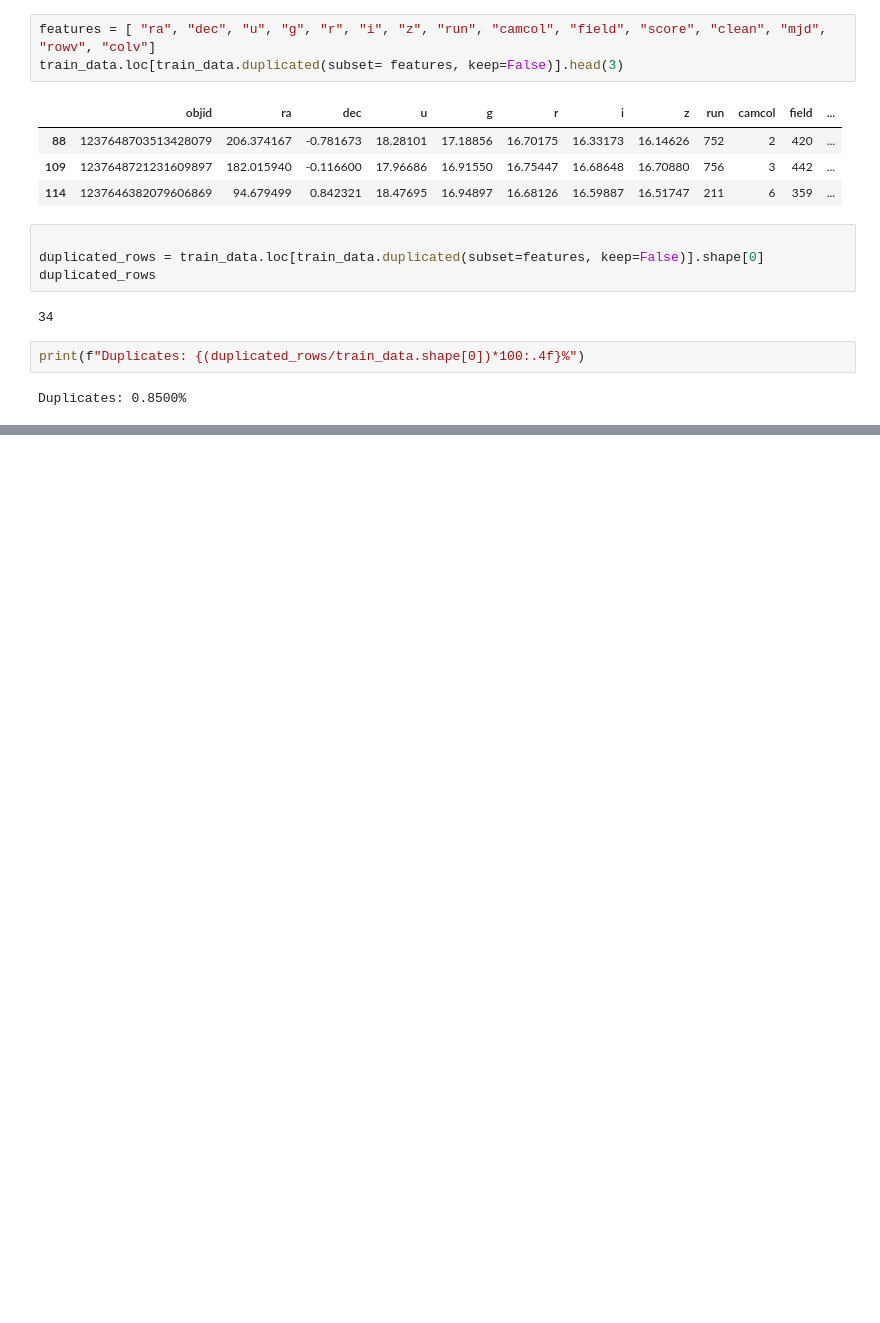
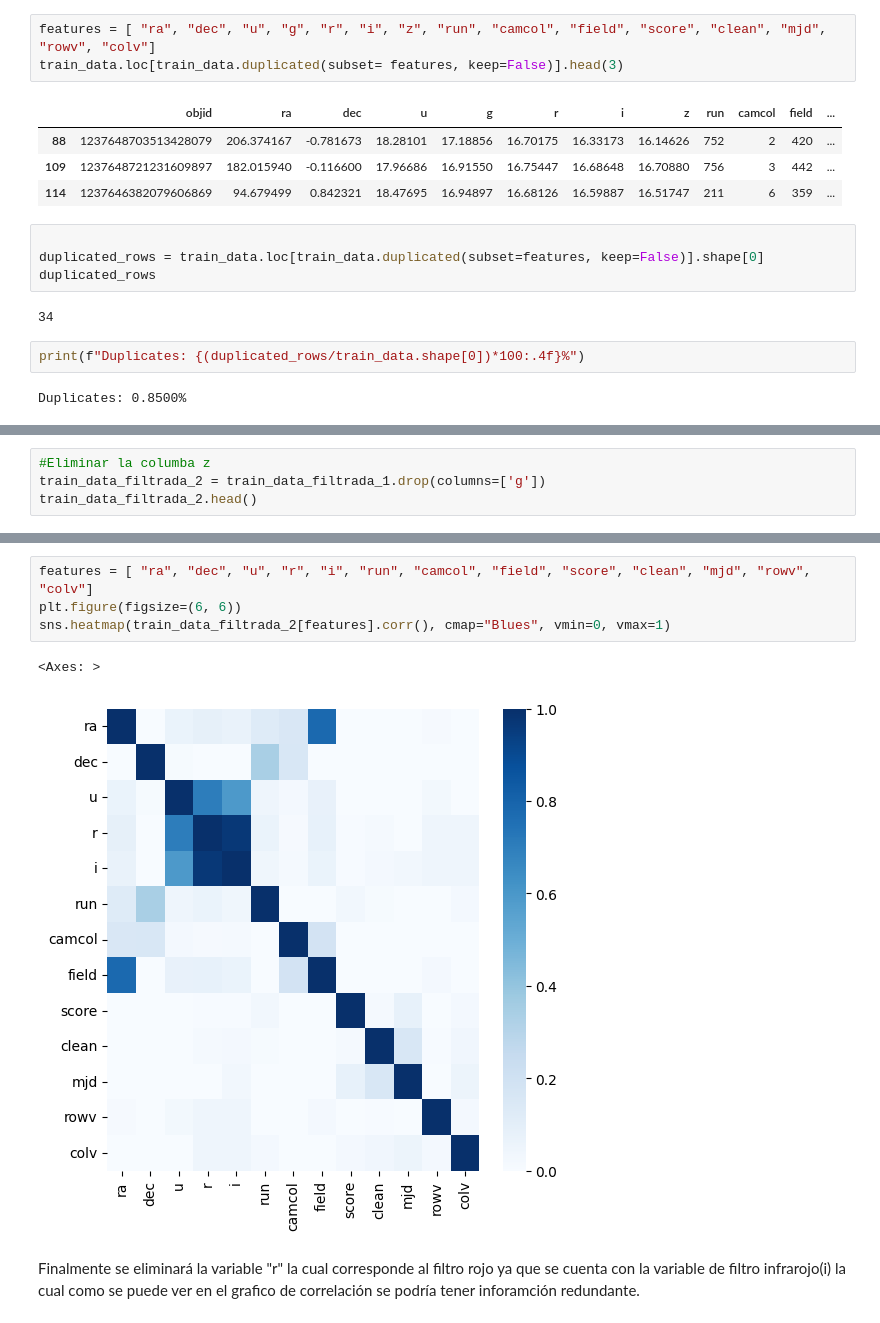
Before and after one commit to andreschaparr0/Laboratorios-BI, a Jupyter notebook: Lab 1.ipynb, the cells around one changed output, grey strips where cells are left out. Cells and saved outputs as stored; diff of their text form; blank space fills up the shorter version.

```diff
--- a/Lab 1.ipynb
+++ b/Lab 1.ipynb
@@ -189,0 +221,4 @@ Duplicates: 0.8500%
+# %%
+#Eliminar la columba z
+train_data_filtrada_2 = train_data_filtrada_1.drop(columns=['g'])
+train_data_filtrada_2.head()
@@ -189,0 +232,9 @@ Duplicates: 0.8500%
+# %%
+features = [ "ra", "dec", "u", "r", "i", "run", "camcol", "field", "score", "clean", "mjd", "rowv", "colv"]
+plt.figure(figsize=(6, 6))
+sns.heatmap(train_data_filtrada_2[features].corr(), cmap="Blues", vmin=0, vmax=1)
+# %% [output]
+<Axes: >
+[figure, added]
+# %% [markdown]
+Finalmente se eliminará la variable "r" la cual corresponde al filtro rojo ya que se cuenta con la variable de filtro infrarojo(i) la cual como se puede ver en el grafico de correlación se podría tener inforamción redundante.
```
Also changed, not shown: parts of 13 cells of this notebook.
